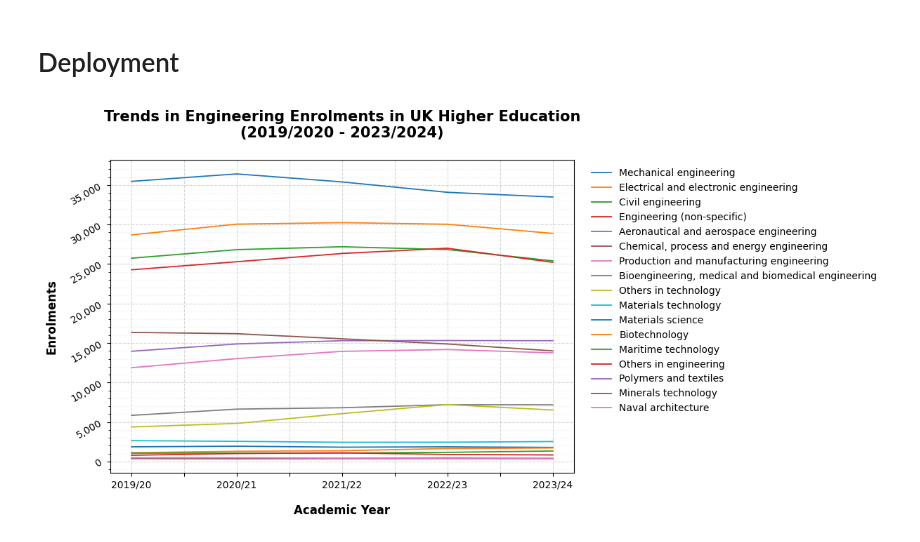
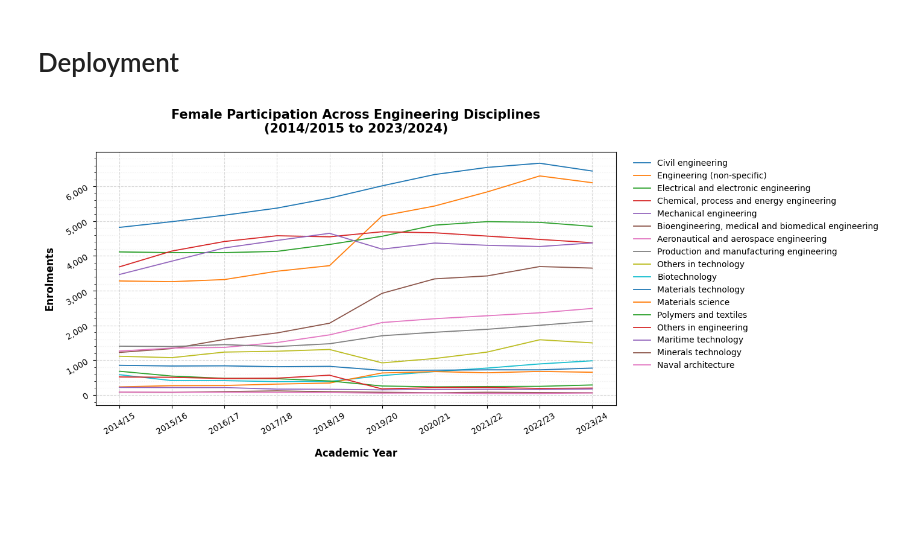
Before and after one commit to JoeUzo/Mapping-Future-Skills-in-UK-Engineering-Education, a Jupyter notebook: charts/chart-3.ipynb, the cells around one changed output. Drawn from its saved outputs; the diff is of its cells as text; code cells hidden in the pictures; blank space fills up the shorter version.

```diff
--- a/charts/chart-3.ipynb
+++ b/charts/chart-3.ipynb
@@ -52,10 +49,10 @@ def publication_rc():
 def keep_totals_slice(df):
     mask = (
         df["CAH level marker"].eq("CAH level 3") &
-        df["Entrant marker"].eq("All") &
         df["Level of study"].eq("All") &
         df["Mode of study"].eq("All") &
-        df["Permanent address marker"].eq("Total")
+        df["Category marker"].eq("Sex") &
+        df["Category"].eq("Female")
     )
     d = df.loc[mask].copy()
     return d
@@ -89,7 +86,7 @@ def select_top_columns(pvt, top_n=8):
 def plot_lines(pvt_top, title, ylabel, out_basename, chart_dir):
 
     publication_rc()
-    fig, ax = plt.subplots(constrained_layout=True, figsize=(12,6))
+    fig, ax = plt.subplots(constrained_layout=True, figsize=(14,6))
     pvt_top.plot(ax=ax, lw=1.3)
 
     ax.set_title(fill(title, width=60), pad=25, fontweight="bold", fontsize=15)
@@ -98,11 +95,16 @@ def plot_lines(pvt_top, title, ylabel, out_basename, chart_dir):
     ax.set_xlabel("Academic Year", labelpad=15, fontsize=12)
     ax.set_ylabel(ylabel, labelpad=12, fontsize=12)
 
-    ax.yaxis.set_major_locator(MultipleLocator(5000))
-    ax.yaxis.set_minor_locator(MultipleLocator(1000))
+    ax.yaxis.set_major_locator(MultipleLocator(1000))
+    ax.yaxis.set_minor_locator(MultipleLocator(200))
     ax.grid(True, which="both", axis="x", linestyle="--", alpha=0.5)
     ax.grid(True, which="major", axis="y", linestyle="--", alpha=0.5)
     ax.grid(True, which="minor", axis="y", linestyle=":",  alpha=0.2)
+
+    xpos = np.arange(pvt_top.shape[0])                 # one tick per row in order
+    ax.xaxis.set_major_locator(FixedLocator(xpos))
+    ax.xaxis.set_major_formatter(FixedFormatter(list(pvt_top.index)))
+    ax.tick_params(axis="x", labelrotation=30)
 
     for t in ax.get_yticklabels():
         t.set_rotation(30)
@@ -135,9 +137,9 @@ df_keep = keep_totals_slice(df)
 # %%
 pvt = filter(df_keep, cah=("10"))
 plot_lines(pvt,
-           "Female Participation across Engineering Disciplines (2014/2015 to 2023/2024)",
+           "Female Participation Across Engineering Disciplines (2014/2015 to 2023/2024)",
             "Enrolments",
             "all_eng_and_tech_students_lines",
             chart_dir="chart-3")
 # %% [output]
-[figure, old version]
+[figure, new version]
```
Also changed, not shown: parts of 3 cells of this notebook, 5 other files.
